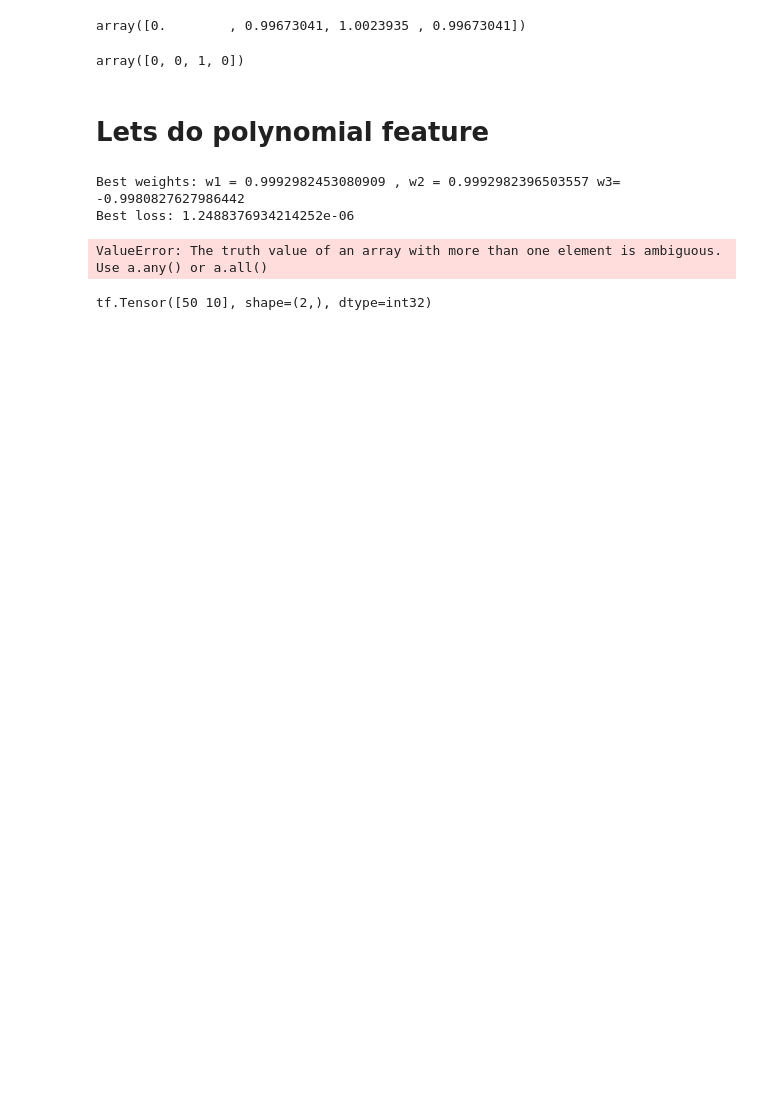
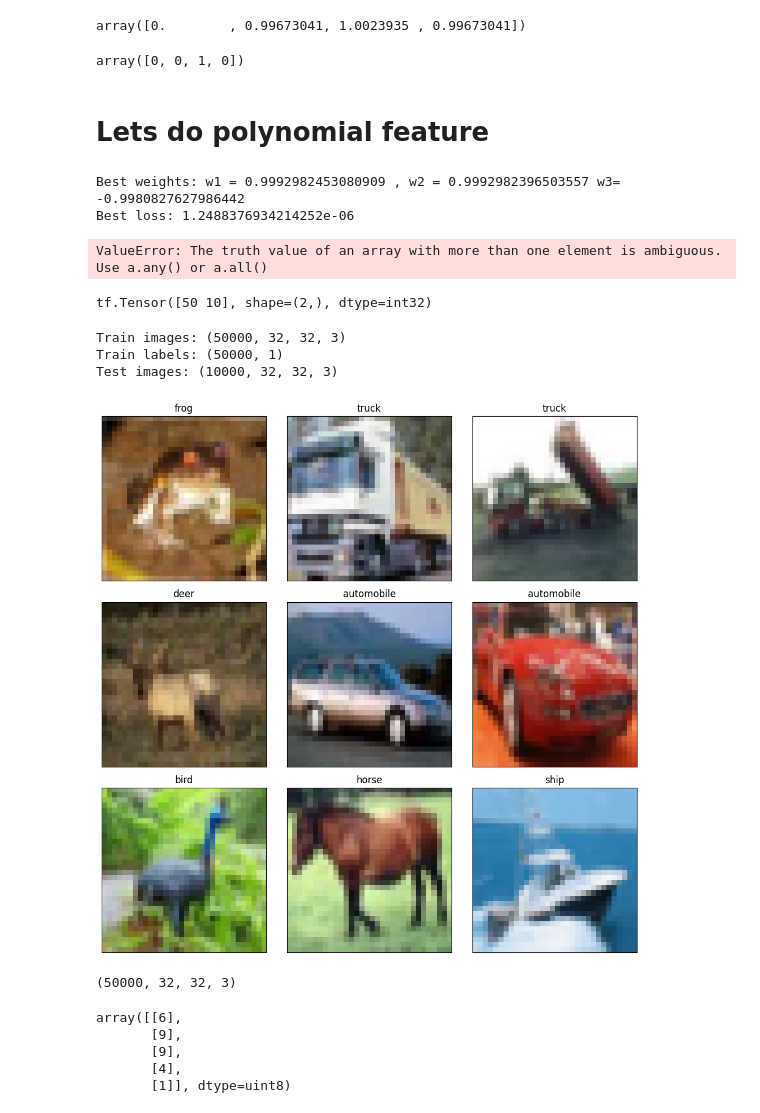
Before and after one commit to gowthambalachandhiran/GenAI, a Jupyter notebook: 6. Neural Networks/TF_Keras_V3.ipynb, the cells around one changed output. Drawn from its saved outputs; the diff is of its cells as text; code cells hidden in the pictures; blank space fills up the shorter version.

```diff
--- a/6. Neural Networks/TF_Keras_V3.ipynb
+++ b/6. Neural Networks/TF_Keras_V3.ipynb
@@ -606,0 +539,3 @@ Epoch 5/5
+# %%
+loss, acc = model.evaluate(X_test,  Y_test, verbose=2)
+print("Test Accuracy: {:5.2f}%".format(100*acc))
@@ -786,3 +774,17 @@ a = tf.constant((50,10))
 print(a)
 # %% [output]
 tf.Tensor([50 10], shape=(2,), dtype=int32)
+# %%
+from tensorflow.keras.datasets import cifar10
+
+# Load dataset
+(x_train, y_train), (x_test, y_test) = cifar10.load_data()
+
+# Shape info
+print("Train images:", x_train.shape)  # (50000, 32, 32, 3)
+print("Train labels:", y_train.shape)  # (50000, 1)
+print("Test images:", x_test.shape)    # (10000, 32, 32, 3)
+# %% [output]
+Train images: (50000, 32, 32, 3)
+Train labels: (50000, 1)
+Test images: (10000, 32, 32, 3)
@@ -788,0 +794,19 @@ tf.Tensor([50 10], shape=(2,), dtype=int32)
+# %%
+import matplotlib.pyplot as plt
+# Define class names for CIFAR-10
+class_names = ['airplane', 'automobile', 'bird', 'cat', 'deer',
+               'dog', 'frog', 'horse', 'ship', 'truck']
+
+# Plot first 9 images
+plt.figure(figsize=(10, 10))
+for i in range(9):
+    plt.subplot(3, 3, i + 1)
+    plt.xticks([])  # remove x-ticks
+    plt.yticks([])  # remove y-ticks
+    plt.grid(False) # remove grid
+    plt.imshow(x_train[i])
+    plt.title(class_names[y_train[i][0]])
+plt.tight_layout()
+plt.show()
+# %% [output]
+[figure, added]
@@ -788,0 +817,12 @@ tf.Tensor([50 10], shape=(2,), dtype=int32)
+# %%
+x_train.shape
+# %% [output]
+(50000, 32, 32, 3)
+# %%
+y_train[0:5]
+# %% [output]
+array([[6],
+       [9],
+       [9],
+       [4],
+       [1]], dtype=uint8)
```
Also changed, not shown: parts of 34 cells of this notebook.
